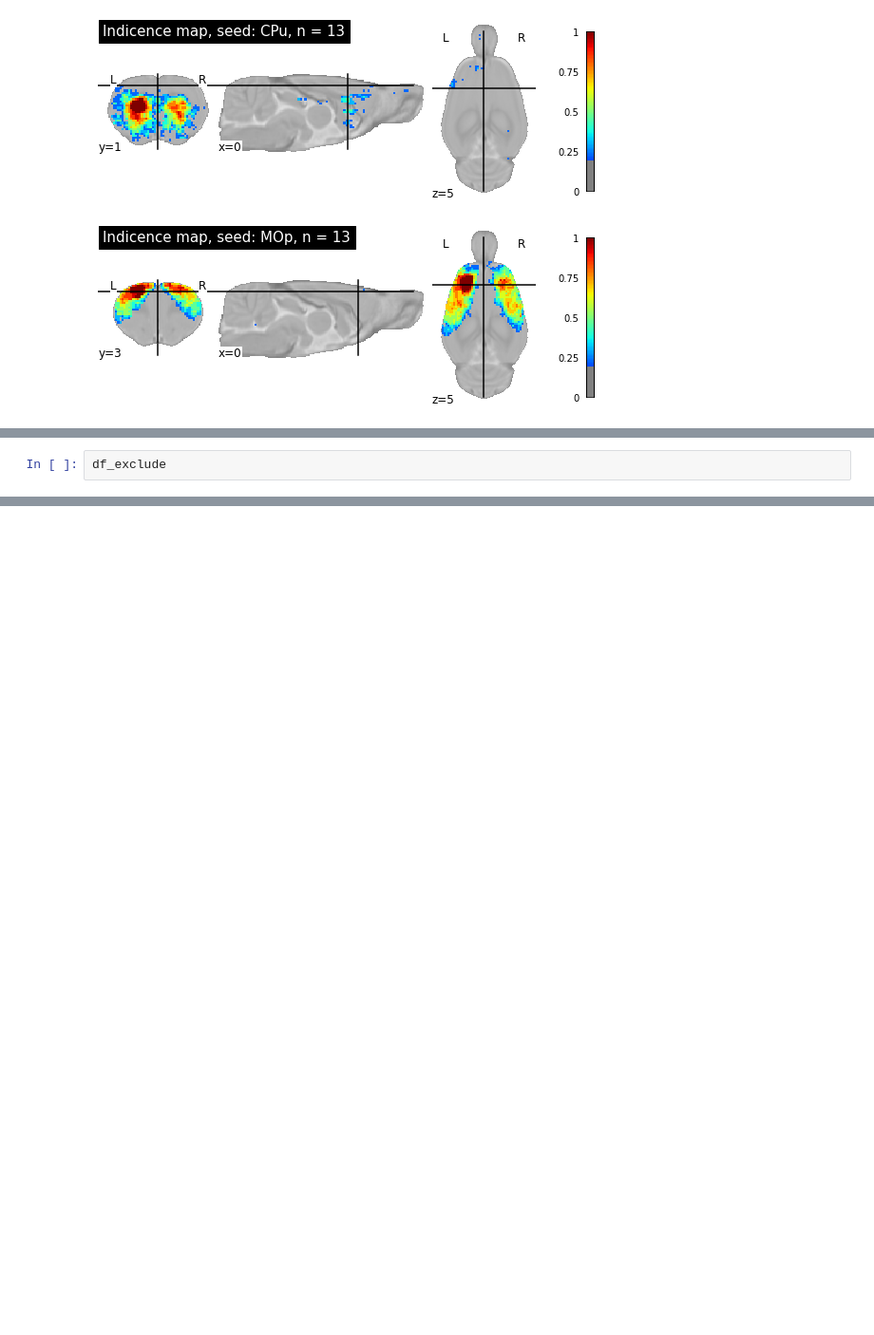
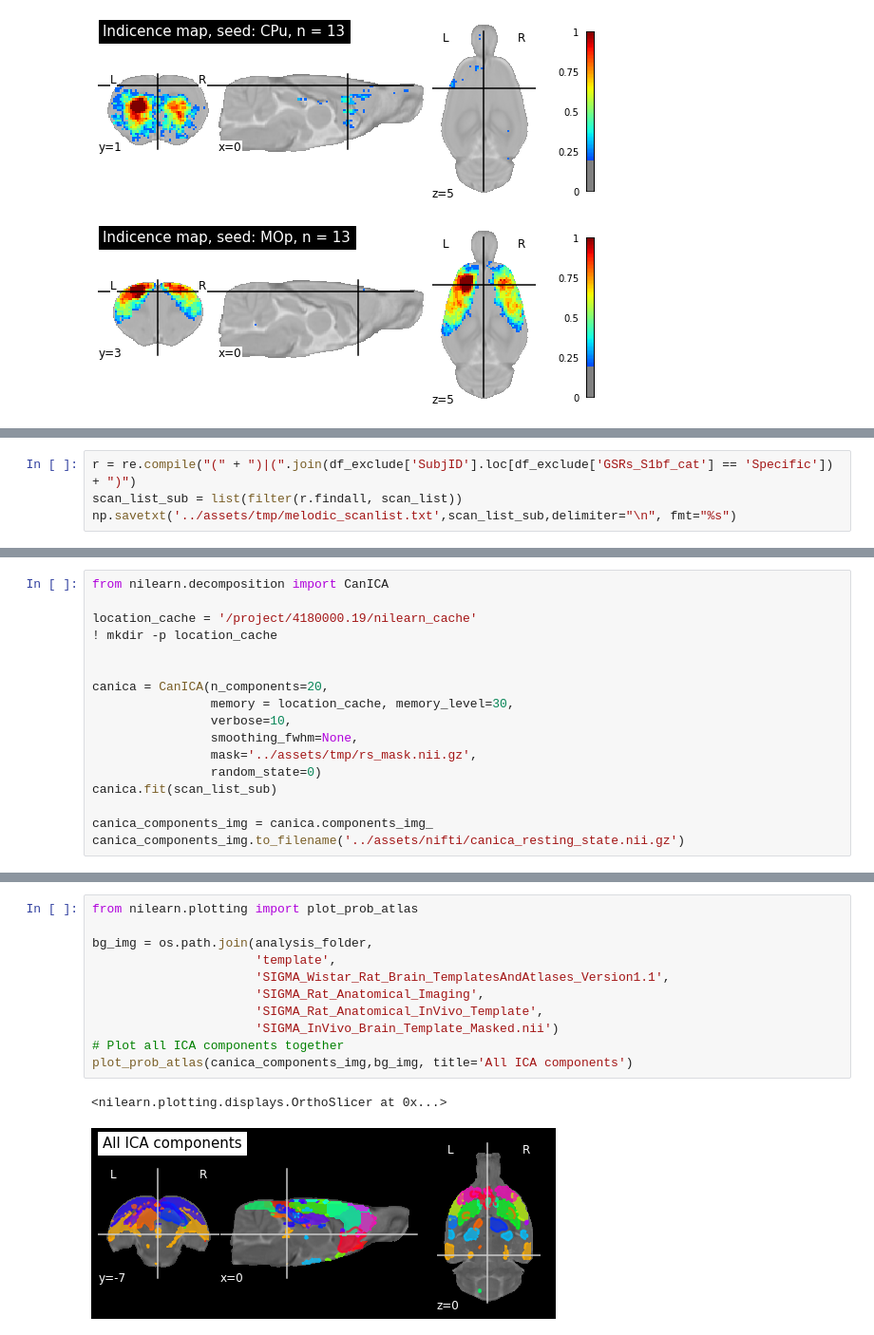
Before and after one commit to grandjeanlab/MultiRat, a Jupyter notebook: scripts/proj_analysis_sba_std.ipynb, the cells around one changed output, grey strips where cells are left out. Shown at 95% size. Drawn from its saved outputs; the diff is of its cells as text; blank space fills up the shorter version.

```diff
--- a/scripts/proj_analysis_sba_std.ipynb
+++ b/scripts/proj_analysis_sba_std.ipynb
@@ -988,2 +979,4 @@ ValueError: The shape specified should be the shape of the 3D grid, and thus of
 # %%
-df_exclude
+r = re.compile("(" + ")|(".join(df_exclude['SubjID'].loc[df_exclude['GSRs_S1bf_cat'] == 'Specific']) + ")")
+scan_list_sub = list(filter(r.findall, scan_list))
+np.savetxt('../assets/tmp/melodic_scanlist.txt',scan_list_sub,delimiter="\n", fmt="%s")
@@ -994,0 +983,17 @@ seed_list_sub = list(filter(r.findall, scan_list))
+# %%
+from nilearn.decomposition import CanICA
+
+location_cache = '/project/4180000.19/nilearn_cache'
+! mkdir -p location_cache
+
+
+canica = CanICA(n_components=20,
+                memory = location_cache, memory_level=30,
+                verbose=10,
+                smoothing_fwhm=None,
+                mask='../assets/tmp/rs_mask.nii.gz',
+                random_state=0)
+canica.fit(scan_list_sub)
+
+canica_components_img = canica.components_img_
+canica_components_img.to_filename('../assets/nifti/canica_resting_state.nii.gz')
@@ -994,0 +1060,14 @@ seed_list_sub = list(filter(r.findall, scan_list))
+# %%
+from nilearn.plotting import plot_prob_atlas
+
+bg_img = os.path.join(analysis_folder,
+                      'template',
+                      'SIGMA_Wistar_Rat_Brain_TemplatesAndAtlases_Version1.1',
+                      'SIGMA_Rat_Anatomical_Imaging',
+                      'SIGMA_Rat_Anatomical_InVivo_Template',
+                      'SIGMA_InVivo_Brain_Template_Masked.nii')
+# Plot all ICA components together
+plot_prob_atlas(canica_components_img,bg_img, title='All ICA components')
+# %% [output]
+<nilearn.plotting.displays.OrthoSlicer at 0x...>
+[figure, added]
```
Also changed, not shown: parts of 9 cells of this notebook, 7 other files.
